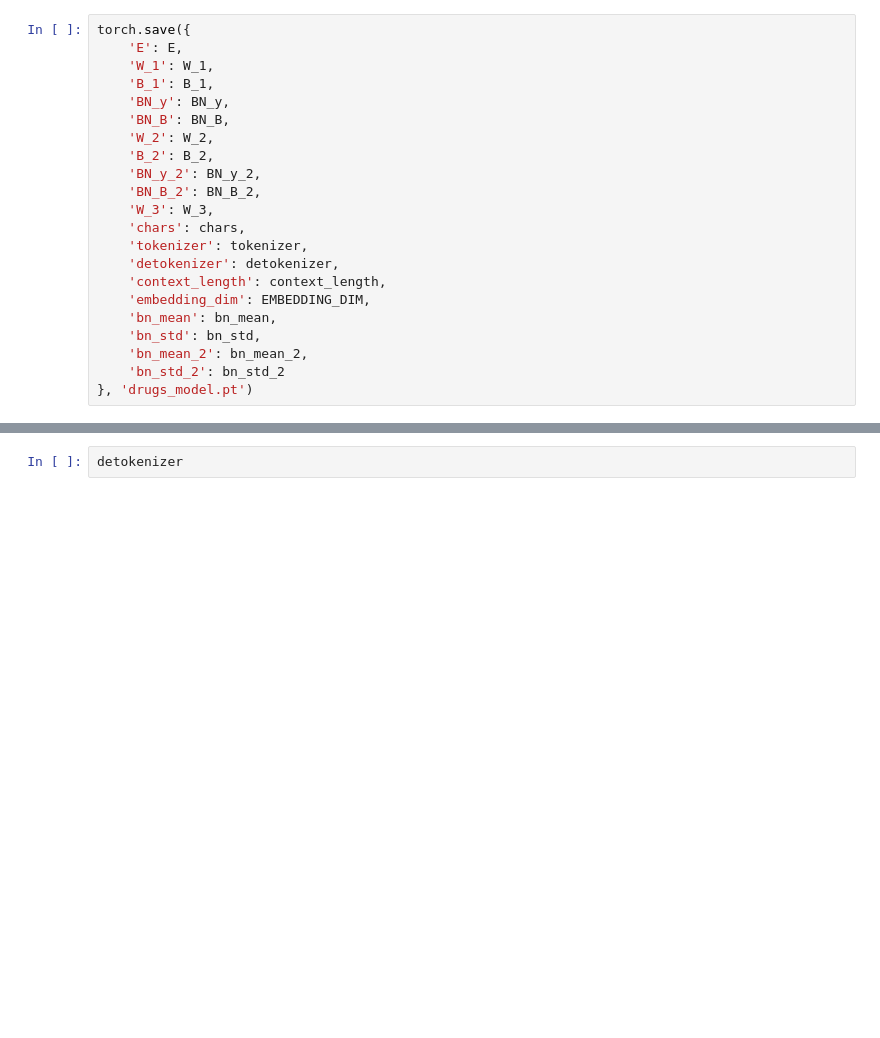
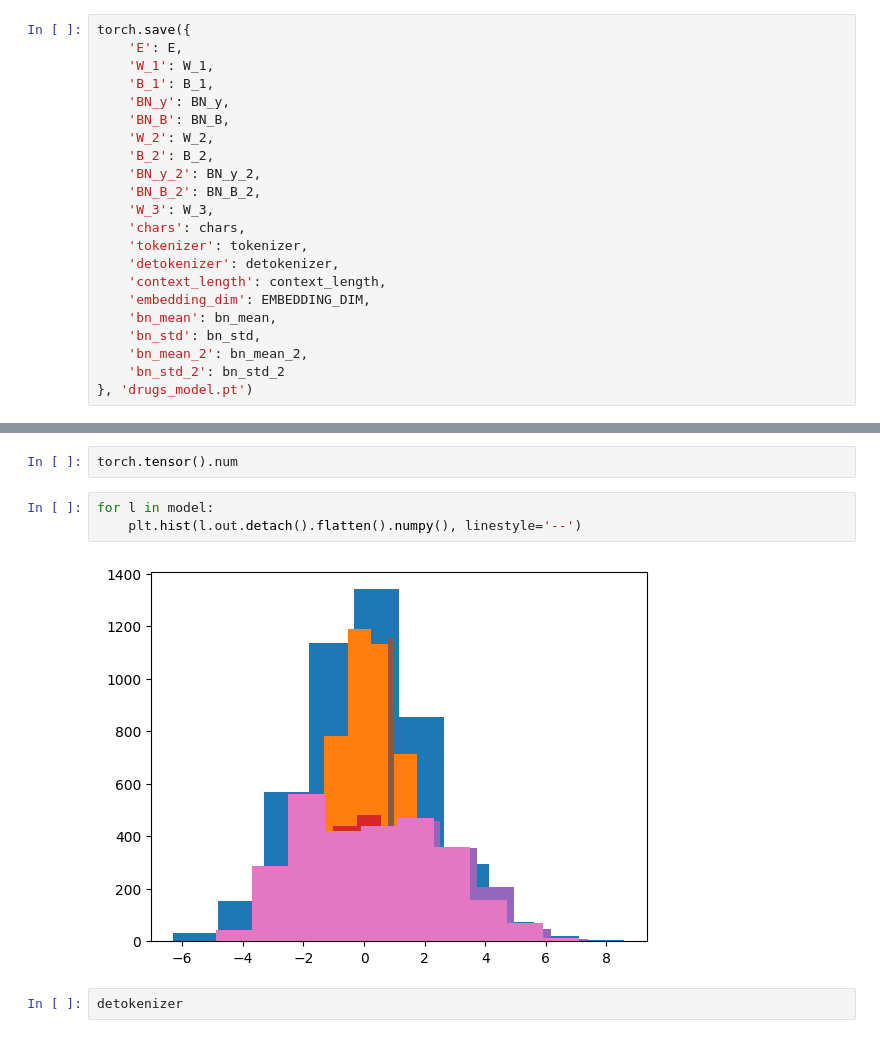
Before and after one commit to yiheinchai/kingscrosshacklab, a Jupyter notebook: projects/makemore/drugs/drugs.ipynb, the cells around one changed output, grey strips where cells are left out. Cells and saved outputs as stored; diff of their text form; blank space fills up the shorter version.

```diff
--- a/projects/makemore/drugs/drugs.ipynb
+++ b/projects/makemore/drugs/drugs.ipynb
@@ -291,3 +408,10 @@ chars
+# %%
+torch.tensor().num
+# %%
+for l in model:
+    plt.hist(l.out.detach().flatten().numpy(), linestyle='--')
+# %% [output]
+[figure, added]
 # %%
 detokenizer
 # %% [output]
```
Also changed, not shown: parts of 6 cells of this notebook, 2 other files.
